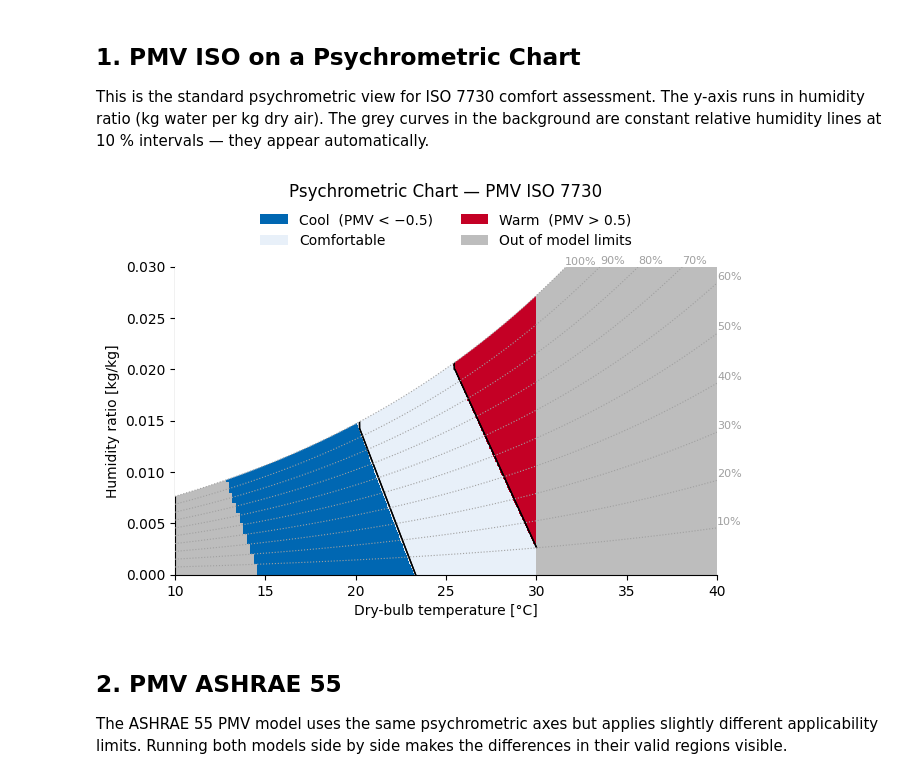
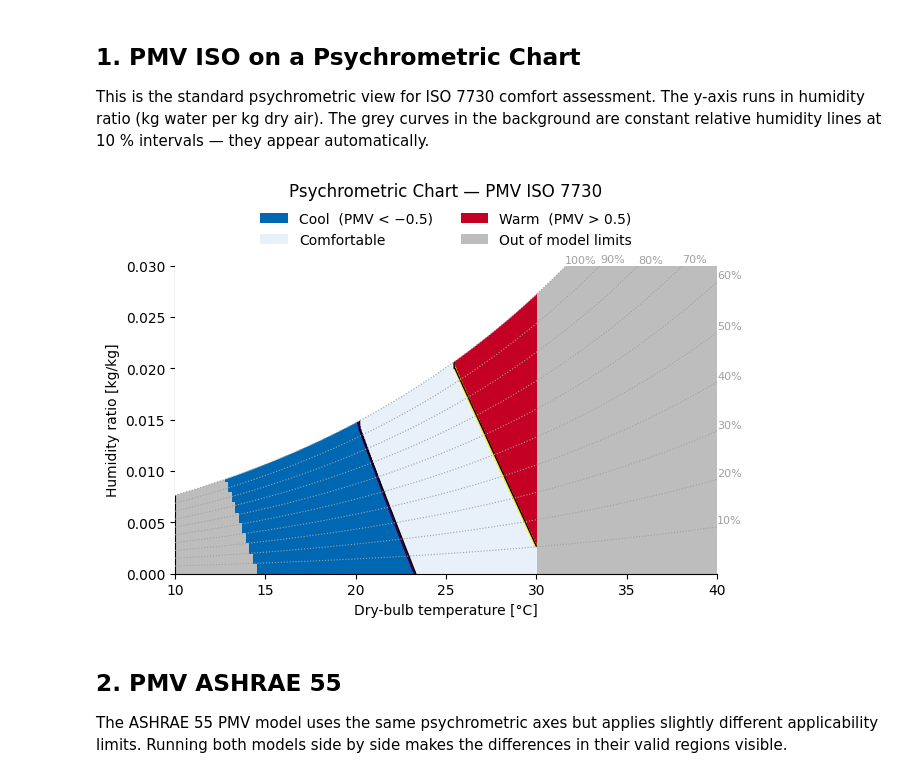
Before and after one commit to pythermalcomfort/pythermalcomfort, a Jupyter notebook: docs/documentation/plots/matplotlib/psychrometric_plot.ipynb, the cells around one changed output. Drawn from its saved outputs; the diff is of its cells as text; code cells hidden in the pictures.

```diff
--- a/docs/documentation/plots/matplotlib/psychrometric_plot.ipynb
+++ b/docs/documentation/plots/matplotlib/psychrometric_plot.ipynb
@@ -16,22 +16,22 @@ This is the standard psychrometric view for ISO 7730 comfort assessment. The y-a
 # %%
 psy_iso = (
     PsychrometricPlot(pmv_ppd_iso)
-    .set_x_axis("tdb", 10.0, 40.0, resolution=0.01)
+    .set_x_axis("tdb", 10.0, 40.0, resolution=0.001)
     .set_y_axis("hr", 0.0, 0.030, resolution=0.001)
     .set_params(vr=0.10, met=1.2, clo=0.5, tr=25.0)
     .set_regions(
         output="pmv",
         thresholds=[-0.5, 0.5],
         labels=["Cool  (PMV < −0.5)", "Comfortable", "Warm  (PMV > 0.5)"],
         colors=["#0067B2", "#E8F0F9", "#C40025"],
     )
     .plot(title="Psychrometric Chart — PMV ISO 7730")
 )
 psy_iso.ax.set_xlabel("Dry-bulb temperature [°C]")
 psy_iso.ax.set_ylabel("Humidity ratio [kg/kg]")
 plt.show()
 # %% [output]
-[figure, old version]
+[figure, new version]
 # %% [markdown]
 ## 2. PMV ASHRAE 55
 
```
Also changed, not shown: parts of 4 cells of this notebook, 3 other files.
